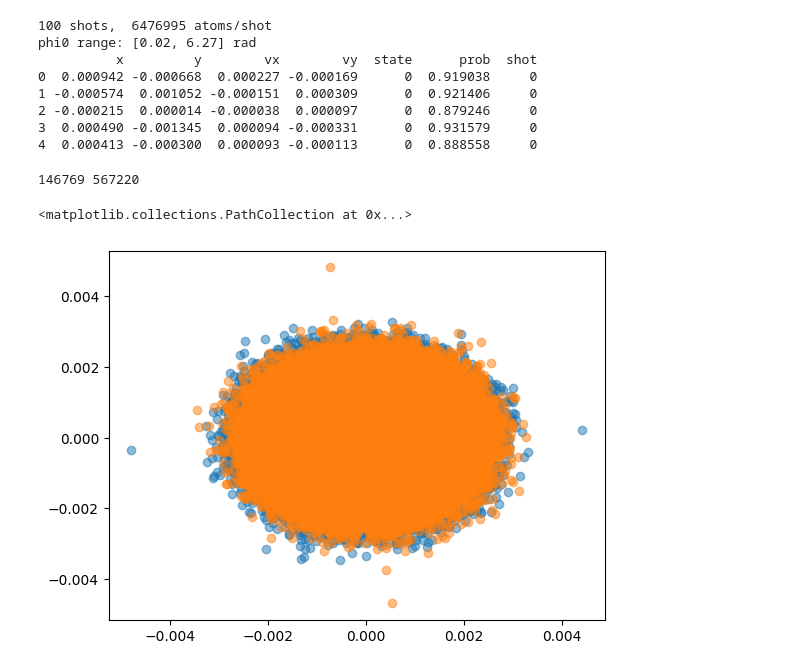
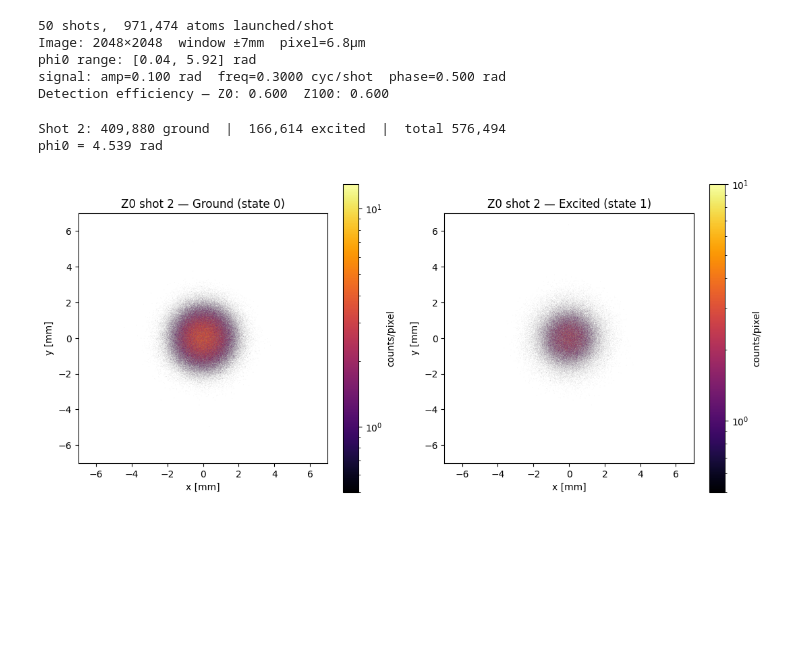
Before and after one commit to noammouelle/gaussian-wavefront-spatially-resolved-inference, a Jupyter notebook: notebooks/generated_data_inspection.ipynb, the cells around one changed output. Cells and saved outputs as stored; diff of their text form; code cells hidden in the pictures; blank space fills up the shorter version.

```diff
--- a/notebooks/generated_data_inspection.ipynb
+++ b/notebooks/generated_data_inspection.ipynb
@@ -10,32 +18,49 @@ from helpers import ShotDataset, LazyShotDataset
 # %%
-Z0   = LazyShotDataset('../data/N100_A10000000_muXStd0.0um_muVxStd0.0um_sigX100um_sigVx309um_sigXStd0.0um_sigVxStd0.0um_phi0random_sig_A0.100_f0.3000/Z0/data_PROB.h5')
-Z100 = LazyShotDataset('../data/N100_A10000000_muXStd0.0um_muVxStd0.0um_sigX100um_sigVx309um_sigXStd0.0um_sigVxStd0.0um_phi0random_sig_A0.100_f0.3000/Z100/data_PROB.h5')
+Z0   = ImageShotDataset(os.path.join(DATA_DIR, RUN, 'Z0',   'data_IMG.h5'))
+Z100 = ImageShotDataset(os.path.join(DATA_DIR, RUN, 'Z100', 'data_IMG.h5'))
 
-print(f'{Z0.n_shots} shots,  {len(Z0[0])} atoms/shot')
+with h5py.File(Z0.path) as f:
+    signal_amp   = float(f.attrs['signal_amp'])
+    signal_freq  = float(f.attrs['signal_freq'])
+    signal_phase = float(f.attrs['signal_phase'])
+
+print(f'{Z0.n_shots} shots,  {Z0.n_atoms_launched:,} atoms launched/shot')
+print(f'Image: {Z0.res}×{Z0.res}  window ±{Z0.half_range*1e3:.0f}mm  pixel={Z0.pixel_size*1e6:.1f}µm')
 print(f'phi0 range: [{Z0.phi0.min():.2f}, {Z0.phi0.max():.2f}] rad')
-print(Z0[0].head())
+print(f'signal: amp={signal_amp:.3f} rad  freq={signal_freq:.4f} cyc/shot  phase={signal_phase:.3f} rad')
+print(f'Detection efficiency — Z0: {Z0.detection_efficiency():.3f}  Z100: {Z100.detection_efficiency():.3f}')
 # %% [output]
-100 shots,  6476995 atoms/shot
-phi0 range: [0.02, 6.27] rad
-          x         y        vx        vy  state      prob  shot
-0  0.000942 -0.000668  0.000227 -0.000169      0  0.919038     0
-1 -0.000574  0.001052 -0.000151  0.000309      0  0.921406     0
-2 -0.000215  0.000014 -0.000038  0.000097      0  0.879246     0
-3  0.000490 -0.001345  0.000094 -0.000331      0  0.931579     0
-4  0.000413 -0.000300  0.000093 -0.000113      0  0.888558     0
+50 shots,  971,474 atoms launched/shot
+Image: 2048×2048  window ±7mm  pixel=6.8µm
+phi0 range: [0.04, 5.92] rad
+signal: amp=0.100 rad  freq=0.3000 cyc/shot  phase=0.500 rad
+Detection efficiency — Z0: 0.600  Z100: 0.600
 # %%
-import matplotlib.pyplot as plt
-idx = 0
-shot = Z100[idx]
-ground_atoms = shot[shot['state'] == 0]
-excited_atoms = shot[shot['state'] == 1]
+idx = 2
+img = Z0[idx]   # shape (2, 2048, 2048)  —  img[0]=state0, img[1]=state1
+lim = Z0.half_range * 1e3   # mm
 
-print(len(ground_atoms), len(excited_atoms))
+n_s0 = int(img[0].sum())
+n_s1 = int(img[1].sum())
+print(f'Shot {idx}: {n_s0:,} ground  |  {n_s1:,} excited  |  total {n_s0+n_s1:,}')
+print(f'phi0 = {Z0.phi0[idx]:.3f} rad')
 
-plt.scatter(ground_atoms['x'], ground_atoms['y'], alpha=0.5)
-plt.scatter(excited_atoms['x'], excited_atoms['y'], alpha=0.5)
+fig, axes = plt.subplots(1, 2, figsize=(11, 5))
+extent = [-lim, lim, -lim, lim]
+
+for ax, state_img, label in zip(axes, img, ['Ground (state 0)', 'Excited (state 1)']):
+    im = ax.imshow(state_img.T, origin='lower', extent=extent,
+                   norm=plt.matplotlib.colors.LogNorm(vmin=0.5),
+                   cmap='inferno', aspect='equal')
+    plt.colorbar(im, ax=ax, label='counts/pixel')
+    ax.set_title(f'Z0 shot {idx} — {label}')
+    ax.set_xlabel('x [mm]')
+    ax.set_ylabel('y [mm]')
+
+plt.tight_layout()
+plt.show()
 # %% [output]
-146769 567220
+Shot 2: 409,880 ground  |  166,614 excited  |  total 576,494
+phi0 = 4.539 rad
-<matplotlib.collections.PathCollection at 0x...>
-[figure, old version]
+[figure, new version]
 # %%
```
Also changed, not shown: parts of 12 cells of this notebook.
